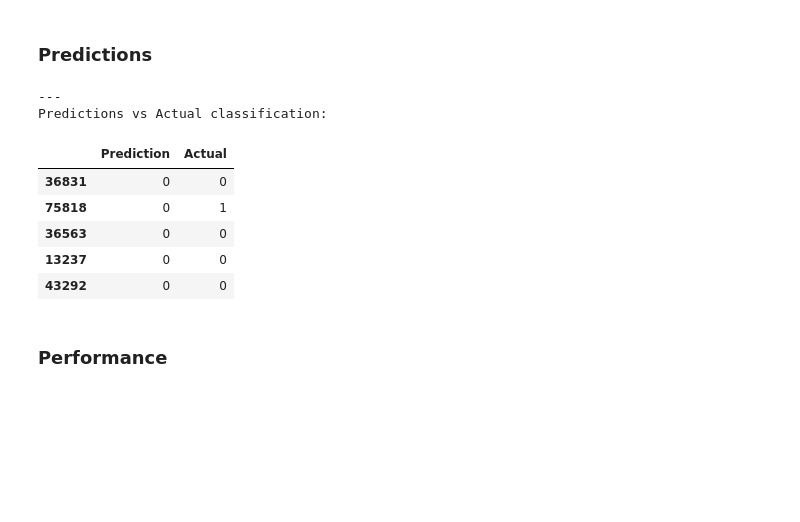
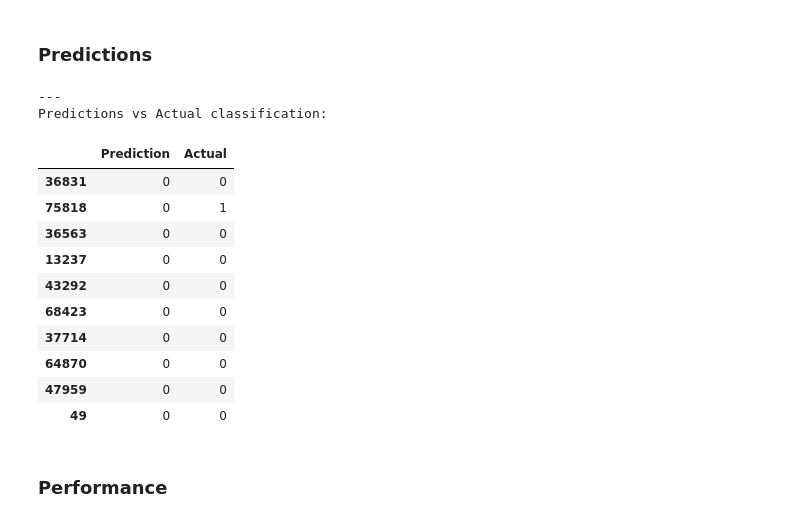
Before and after one commit to benoitchamot/credit-risk-classification, a Jupyter notebook: credit_risk_classification.ipynb, the cells around one changed output. Saved outputs shown, nothing was run; the diff lists cells and outputs as text; code cells hidden in the pictures; blank space fills up the shorter version.

```diff
--- a/credit_risk_classification.ipynb
+++ b/credit_risk_classification.ipynb
@@ -142,19 +151,24 @@ Testing Data Score: 0.9924164259182832
 # %%
 # Make a prediction using the testing data
 print('---')
 print("Predictions vs Actual classification:")
 predictions_1 = model_1.predict(X_test)
 classification_df = pd.DataFrame({'Prediction': predictions_1, "Actual": y_test})
-classification_df.head()
+classification_df.head(10)
 # %% [output]
 ---
 Predictions vs Actual classification:
 |  | Prediction | Actual |
 | 36831 | 0 | 0 |
 | 75818 | 0 | 1 |
 | 36563 | 0 | 0 |
 | 13237 | 0 | 0 |
 | 43292 | 0 | 0 |
+| 68423 | 0 | 0 |
+| 37714 | 0 | 0 |
+| 64870 | 0 | 0 |
+| 47959 | 0 | 0 |
+| 49 | 0 | 0 |
 # %% [markdown]
 ### Performance
 # %%
```
Also changed, not shown: parts of 4 cells of this notebook, 2 other files.
